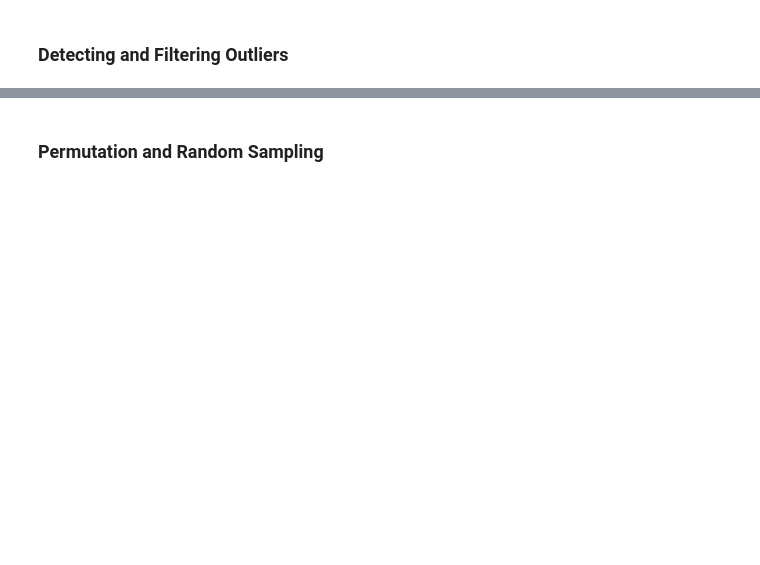
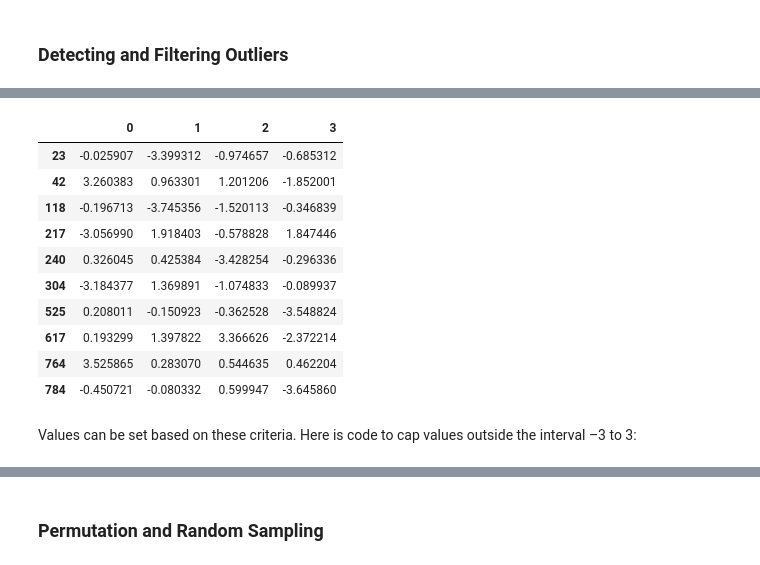
Before and after one commit to chan-prk/pydata-book, a Jupyter notebook: ch07.ipynb, the cells around one changed output, grey strips where cells are left out. Drawn from its saved outputs; the diff is of its cells as text; code cells hidden in the pictures; blank space fills up the shorter version.

```diff
--- a/ch07.ipynb
+++ b/ch07.ipynb
@@ -396,3 +670,22 @@ data[(np.abs(data) > 3).any(1)]
+# %%
+#ลองเอง
+# ใช้ syntax ที่ทำให้มั่นใจว่าเป็นการ select rows
+data.loc[(np.abs(data) > 3).any(1), :]
+# %% [output]
+|  | 0 | 1 | 2 | 3 |
+| 23 | -0.025907 | -3.399312 | -0.974657 | -0.685312 |
+| 42 | 3.260383 | 0.963301 | 1.201206 | -1.852001 |
+| 118 | -0.196713 | -3.745356 | -1.520113 | -0.346839 |
+| 217 | -3.056990 | 1.918403 | -0.578828 | 1.847446 |
+| 240 | 0.326045 | 0.425384 | -3.428254 | -0.296336 |
+| 304 | -3.184377 | 1.369891 | -1.074833 | -0.089937 |
+| 525 | 0.208011 | -0.150923 | -0.362528 | -3.548824 |
+| 617 | 0.193299 | 1.397822 | 3.366626 | -2.372214 |
+| 764 | 3.525865 | 0.283070 | 0.544635 | 0.462204 |
+| 784 | -0.450721 | -0.080332 | 0.599947 | -3.645860 |
+# %% [markdown]
+Values can be set based on these criteria. Here is code to cap values outside the interval
+–3 to 3:
 # %%
 data[np.abs(data) > 3] = np.sign(data) * 3
 data.describe()
```
Also changed, not shown: parts of 49 cells of this notebook, 2 other files.
